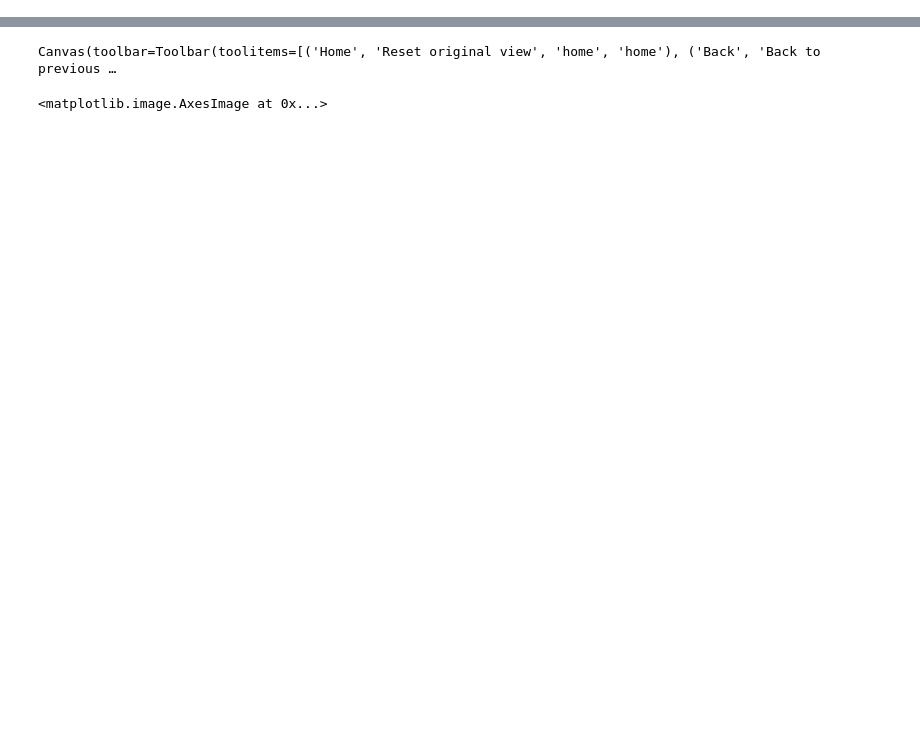
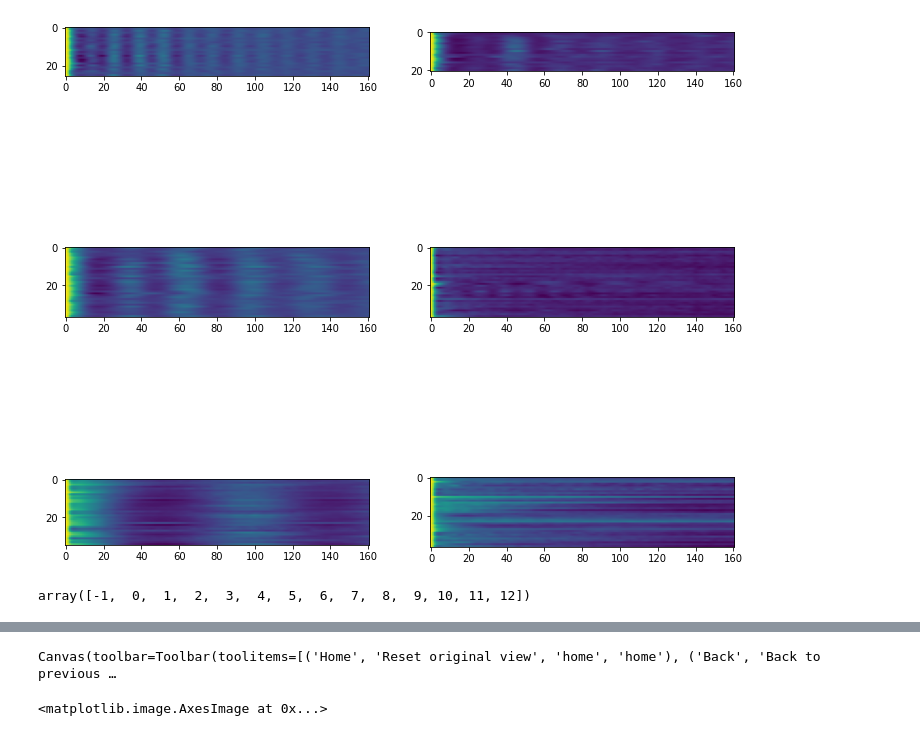
Before and after one commit to GiocomoLab/AlexA_Library, a Jupyter notebook: NP_python/umapTest.ipynb, the cells around one changed output, grey strips where cells are left out. Cells and saved outputs as stored; diff of their text form; code cells hidden in the pictures; blank space fills up the shorter version.

```diff
--- a/NP_python/umapTest.ipynb
+++ b/NP_python/umapTest.ipynb
@@ -61,0 +73,14 @@ Canvas(toolbar=Toolbar(toolitems=[('Home', 'Reset original view', 'home', 'home'
+# %%
+u_labs = np.unique(dbk.labels_)
+(fig,axs)=plt.subplots(3,2,figsize=(12,12))
+axs=axs.flatten()
+for i,ax in enumerate(axs):
+    idx = dbk.labels_==u_labs[i]
+    ax.imshow(xcorrs[idx])
+# %% [output]
+[figure, added]
+# %%
+u_labs = np.unique(db.labels_)
+u_labs
+# %% [output]
+array([-1,  0,  1,  2,  3,  4,  5,  6,  7,  8,  9, 10, 11, 12])
```
Also changed, not shown: parts of 19 cells of this notebook, 1 other file.
